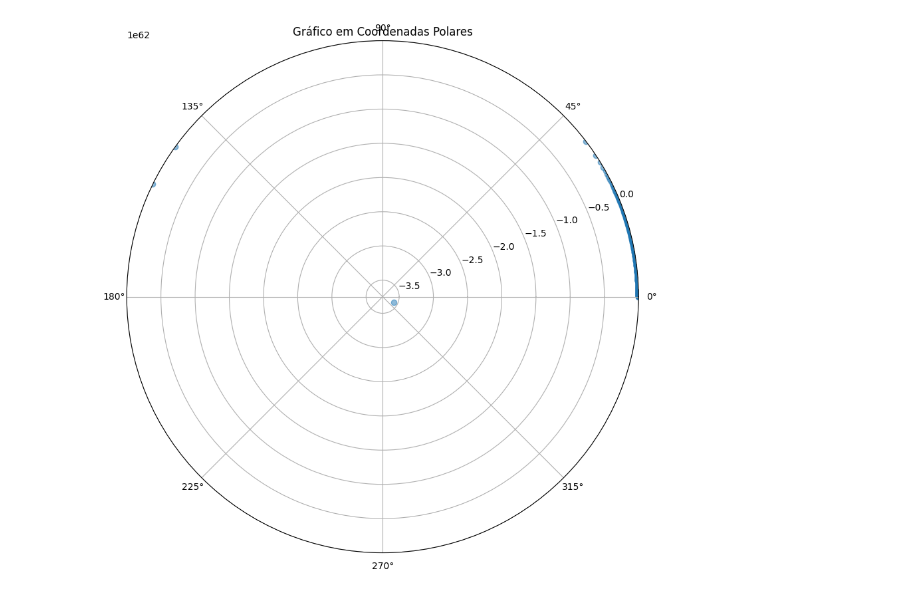
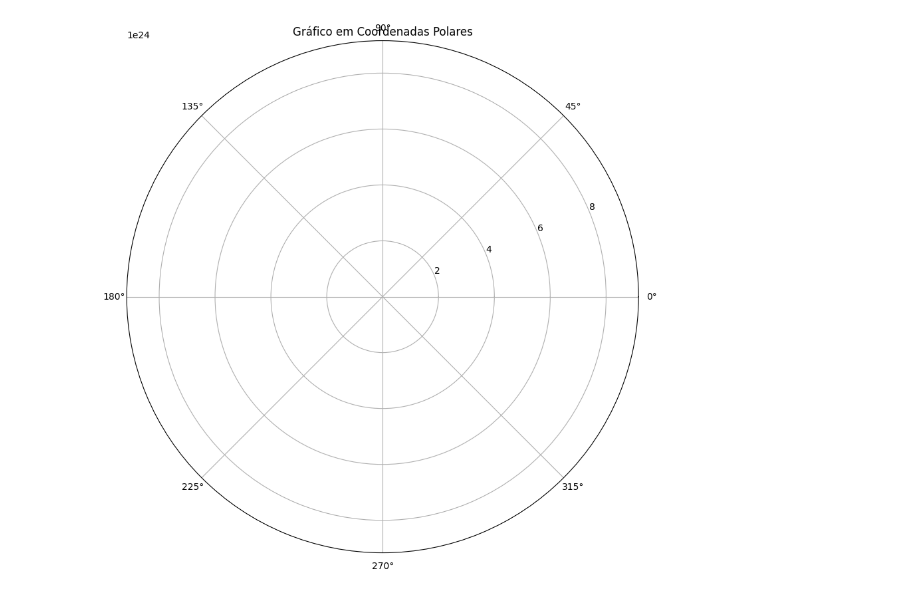
Before and after one commit to Victu42/trabalho_final, a Jupyter notebook: plot.ipynb, the cells around one changed output. Cells and saved outputs as stored; diff of their text form; code cells hidden in the pictures.

```diff
--- a/plot.ipynb
+++ b/plot.ipynb
@@ -3,46 +3,52 @@ import numpy as np
 import matplotlib.pyplot as plt
 from scipy import stats
 
-def plotar_coordenadas_polares(nome_arquivo):
+def plotar_coordenadas_polares(arquivo):
     """
-    Função para ler arquivo e criar gráfico polar
+    Função para ler arquivo e criar gráfico polar, ignorando a primeira linha
 
     Parameters:
-    nome_arquivo (str): Caminho para o arquivo de dados
+    arquivo (str): Caminho para o arquivo de dados
     """
     try:
-        # Carrega os dados do arquivo
-        # Assume que as colunas são separadas por espaço ou tabulação
-        dados = np.loadtxt(nome_arquivo,skiprows=1)
+        # Carrega os dados do arquivo, pulando a primeira linha
+        dados = np.loadtxt('orbit_data.txt', skiprows=1)
 
         # Extrai as colunas 2 e 3 (índices 1 e 2 em Python)
         raios = dados[:, 1]  # coluna 2
-        angulos = dados[:, 2]# coluna 3
+        angulos = dados[:, 2]  # coluna 3
+
+        # Remove linhas com NaN
+        mask = ~np.isnan(raios) & ~np.isnan(angulos)
+        raios = raios[mask]
+        angulos = angulos[mask]
 
         # Cria a figura com subplot polar
         fig = plt.figure(figsize=(10, 10))
         ax = fig.add_subplot(111, projection='polar')
 
-        # Plota os dados
-        ax.scatter(angulos, raios, alpha=0.5)
+        # Plota os dados como linha fina
+        ax.plot(angulos, raios, linewidth=1)
+
+        # Define o limite do raio para mostrar todos os dados
+        ax.set_ylim(0, np.max(raios) * 1.1)
 
         # Personaliza o gráfico
         ax.set_title('Gráfico em Coordenadas Polares')
         ax.grid(True)
 
         # Exibe o gráfico
         plt.show()
 
     except FileNotFoundError:
-        print(f"Erro: O arquivo {nome_arquivo} não foi encontrado.")
+        print(f"Erro: O arquivo {'orbit_data.txt'} não foi encontrado.")
     except IndexError:
         print("Erro: O arquivo não possui colunas suficientes.")
     except Exception as e:
         print(f"Erro inesperado: {str(e)}")
 
 # Exemplo de uso
 if __name__ == "__main__":
-    # Substitua 'dados.txt' pelo nome do seu arquivo
     plotar_coordenadas_polares('orbit_data.txt')
 # %% [output]
-[figure, old version]
+[figure, new version]
```
Also changed, not shown: 11 other files.
